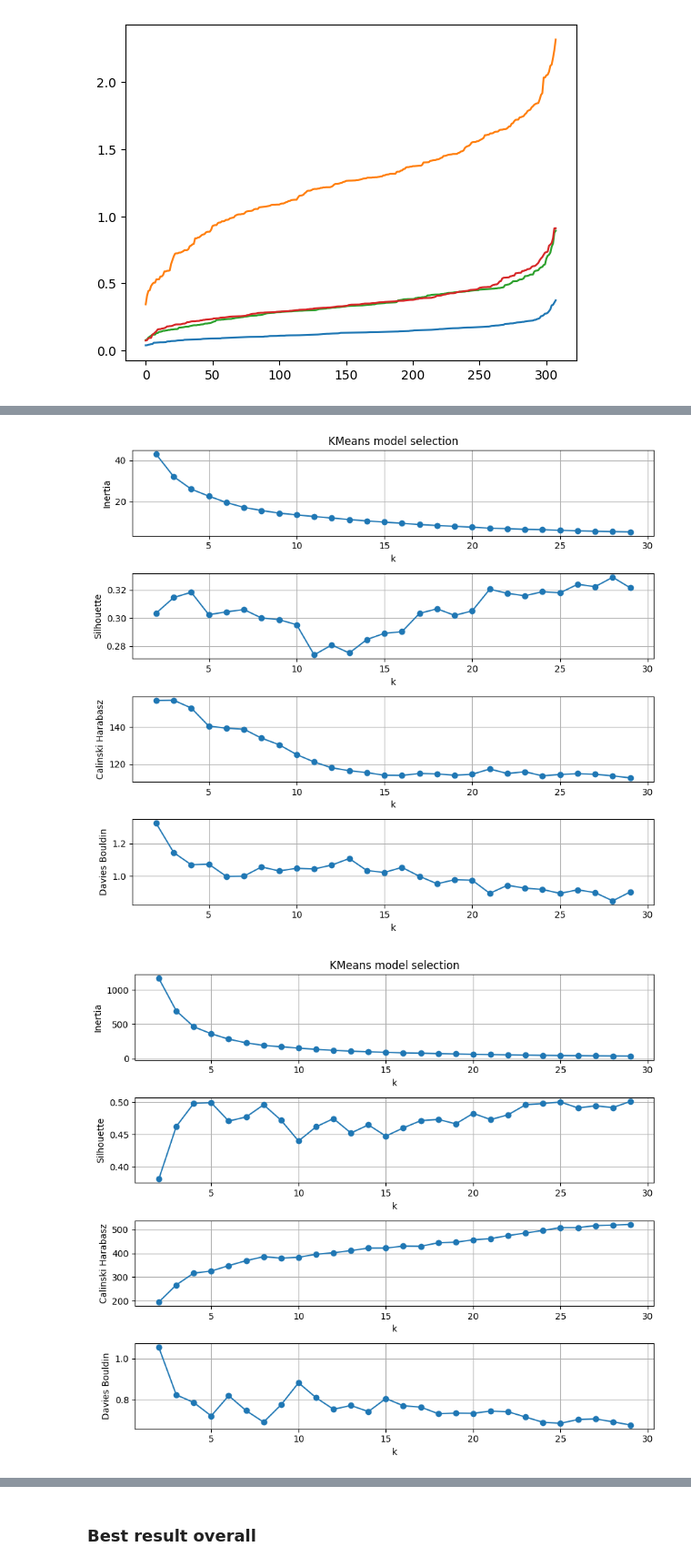
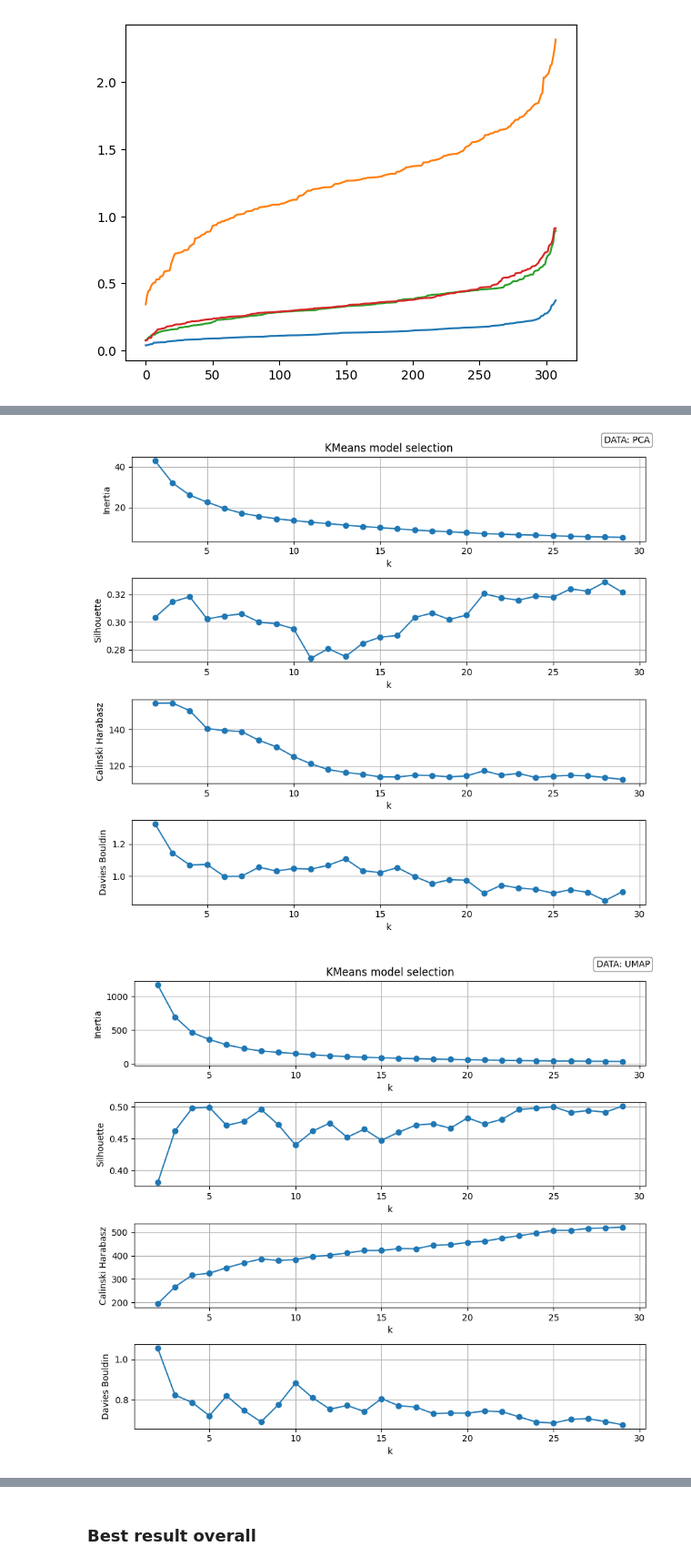
Before and after one commit to zuzannapajak/cardio-risk-prediction, a Jupyter notebook: notebooks/clustering.ipynb, the cells around one changed output, grey strips where cells are left out. Shown at 91% size. Saved outputs shown, nothing was run; the diff lists cells and outputs as text; code cells hidden in the pictures.

```diff
--- a/notebooks/clustering.ipynb
+++ b/notebooks/clustering.ipynb
@@ -153,15 +153,10 @@ for name, X in datasets.items():
 kmeans_best = {}
 agglom_best = {}
 
-for name, X in datasets.items():
-    kmeans_best[name]  = gridsearch_kmeans_params(X, ks=range(2, 8), n_inits=(10, 20))
-    agglom_best[name]  = gridsearch_agglomerative_params(
-        X,
-        ks=range(2, 8),
-        linkages=("ward","complete","average"),
-        metrics=("euclidean","manhattan","cosine")
-    )
-    print(f"[{name}] KMeans best:", kmeans_best[name]["params"])
-    print(f"[{name}] Agglomerative best:", agglom_best[name]["params"])
+for emb, X in datasets.items():
+    kmeans_best[emb]  = gridsearch_kmeans_params(X, ks=range(2, 6), n_inits=(10, 20))
+    agglom_best[emb]  = gridsearch_agglomerative_params(X, ks=range(2, 6), linkages=("ward","complete","average"), metrics=("euclidean","manhattan","cosine"))
+    print(f"[{emb}] KMeans best:", kmeans_best[emb]["params"])
+    print(f"[{emb}] Agglomerative best:", agglom_best[emb]["params"])
 # %% [output]
 [pca] KMeans best: {'k': 4, 'n_init': 20}
@@ -174,26 +169,28 @@ for name, X in datasets.items():
 [mix] Agglomerative best: {'k': 2, 'linkage': 'ward', 'metric': 'euclidean'}
 # %%
 # KMEANS
-kmeans_results = {}
-kmeans_results['pca'] = select_k_kmeans(X_pca,  k_range=range(2, 30), n_init=50)
-kmeans_results['umap'] = select_k_kmeans(X_umap, k_range=range(2, 30), n_init=50)
-kmeans_results['t-SNE'] = select_k_kmeans(X_tsne, k_range=range(2, 30), n_init=50)
-kmeans_results['MIX'] = select_k_kmeans(X_mix, k_range=range(2, 30), n_init=50)
+kmeans_results = {
+    'pca':  select_k_kmeans(X_pca,  k_range=range(2, 30), n_init=50, data_name="PCA"),
+    'umap': select_k_kmeans(X_umap, k_range=range(2, 30), n_init=50, data_name="UMAP"),
+    't-SNE':select_k_kmeans(X_tsne, k_range=range(2, 30), n_init=50, data_name="t-SNE"),
+    'MIX':  select_k_kmeans(X_mix,  k_range=range(2, 30), n_init=50, data_name="MIX"),
+}
 
 for name, res in kmeans_results.items():
     print(f"\nKMeans on {name.upper()}")
     print(res.best_by_metric)
 
 # AGGLOMERATIVE
-agg_results = {}
-agg_results['pca'] = select_k_agglomerative(X_pca,  k_range=range(2, 30))
-agg_results['umap'] = select_k_agglomerative(X_umap, k_range=range(2, 30))
-agg_results['t-SNE'] = select_k_agglomerative(X_tsne, k_range=range(2, 30))
-agg_results['MIX'] = select_k_agglomerative(X_mix, k_range=range(2, 30))
+agg_results = {
+    'pca':  select_k_agglomerative(X_pca,  k_range=range(2, 30), data_name="PCA"),
+    'umap': select_k_agglomerative(X_umap, k_range=range(2, 30), data_name="UMAP"),
+    't-SNE':select_k_agglomerative(X_tsne, k_range=range(2, 30), data_name="t-SNE"),
+    'MIX':  select_k_agglomerative(X_mix,  k_range=range(2, 30), data_name="MIX"),
+}
 
 for name, res in agg_results.items():
     print(f"\nAgglomerative on {name.upper()}")
     print(res.best_by_metric)
 # %% [output]
-[figure, old version]
+[figure, new version]
-[figure, old version]
+[figure, new version]
```
Also changed, not shown: parts of 21 cells of this notebook, 1 other file.
